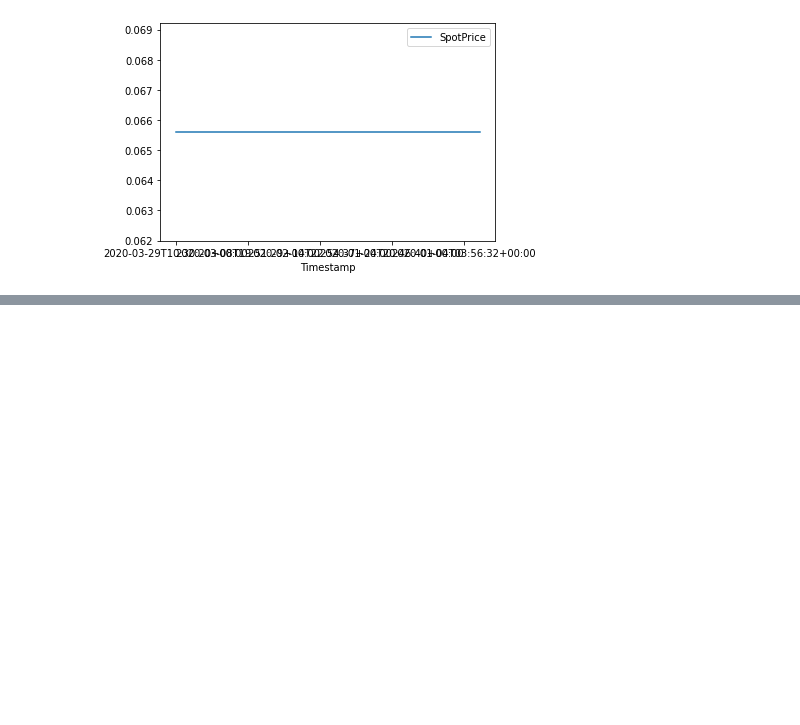
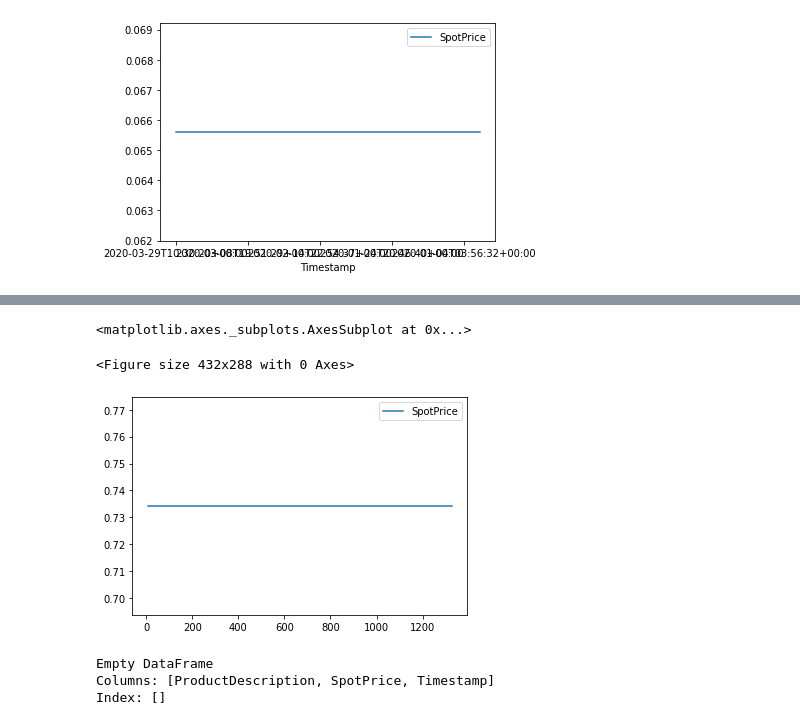
Before and after one commit to LucianaMarques/amazon-spot-dataset, a Jupyter notebook: March29thData.ipynb, the cells around one changed output, grey strips where cells are left out. Saved outputs shown, nothing was run; the diff lists cells and outputs as text; code cells hidden in the pictures; blank space fills up the shorter version.

```diff
--- a/March29thData.ipynb
+++ b/March29thData.ipynb
@@ -89,0 +131,21 @@ suse_data.plot()
+# %%
+with open('c59xlarge.json') as json_file:
+    price_data = json.load(json_file)['SpotPriceHistory']
+    price_dict = {}
+    price_dict['ProductDescription'] = []
+    price_dict['SpotPrice'] = []
+    price_dict['Timestamp'] = []
+    for data in price_data:
+        price_dict['ProductDescription'].append(data['ProductDescription'])
+        price_dict['SpotPrice'].append(float(data['SpotPrice']))
+        price_dict['Timestamp'].append(data['Timestamp'])
+
+df_c59xlarge = pd.DataFrame(data=price_dict)
+print(df_c59xlarge)
+#df_c59xlarge = df_r5ad16xlarge.set_index('Timestamp')
+
+linux_data = df_c59xlarge[df_c59xlarge['ProductDescription']=='Linux/UNIX'].drop(columns=['ProductDescription'])
+print(linux_data)
+plt.figure()
+linux_data.plot()
+# %% [output]
@@ -89,0 +169,21 @@ suse_data.plot()
+<matplotlib.axes._subplots.AxesSubplot at 0x...>
+<Figure size 432x288 with 0 Axes>
+[figure, added]
+# %%
+with open('m5n24xlarge.json') as json_file:
+    price_data = json.load(json_file)['SpotPriceHistory']
+    price_dict = {}
+    price_dict['ProductDescription'] = []
+    price_dict['SpotPrice'] = []
+    price_dict['Timestamp'] = []
+    for data in price_data:
+        price_dict['ProductDescription'].append(data['ProductDescription'])
+        price_dict['SpotPrice'].append(float(data['SpotPrice']))
+        price_dict['Timestamp'].append(data['Timestamp'])
+
+    df_m5n24xlarge = pd.DataFrame(data=price_dict)
+    print(df_m5n24xlarge)
+# %% [output]
+Empty DataFrame
+Columns: [ProductDescription, SpotPrice, Timestamp]
+Index: []
```
Also changed, not shown: parts of 15 cells of this notebook.
